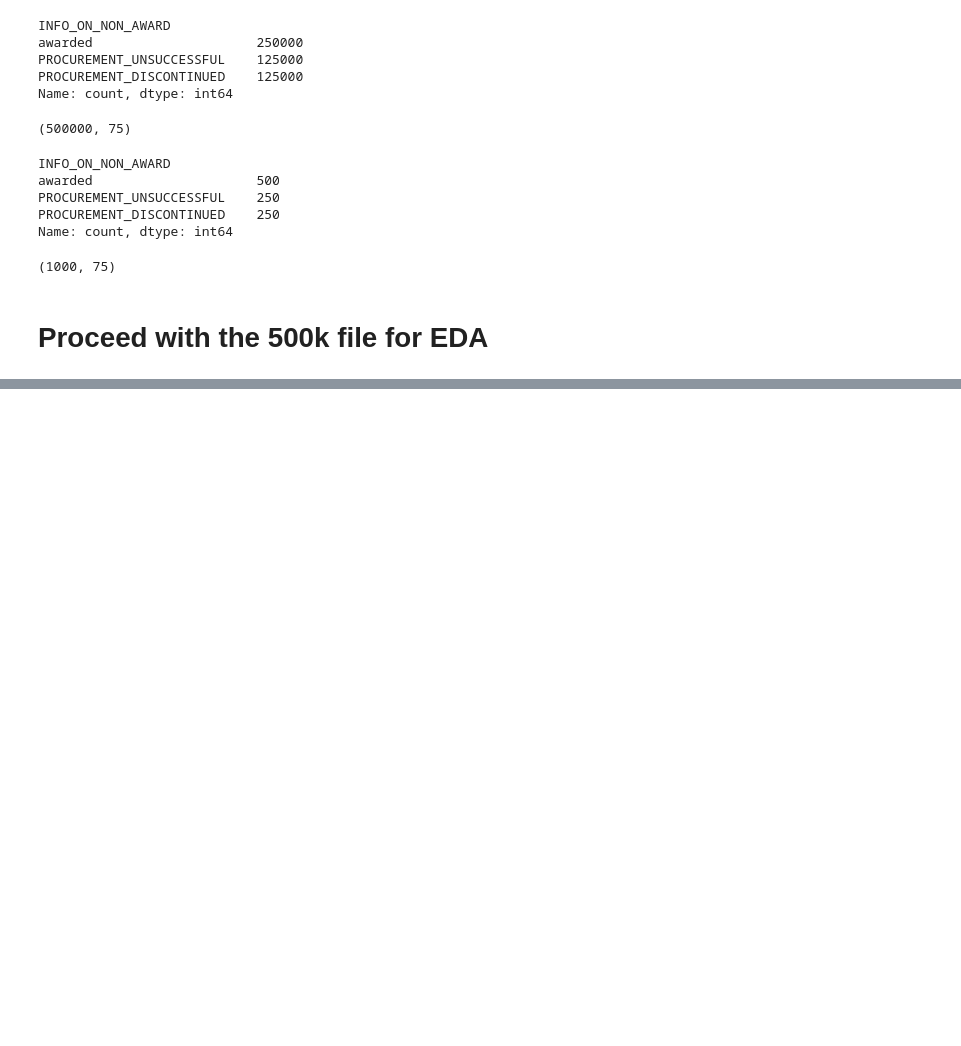
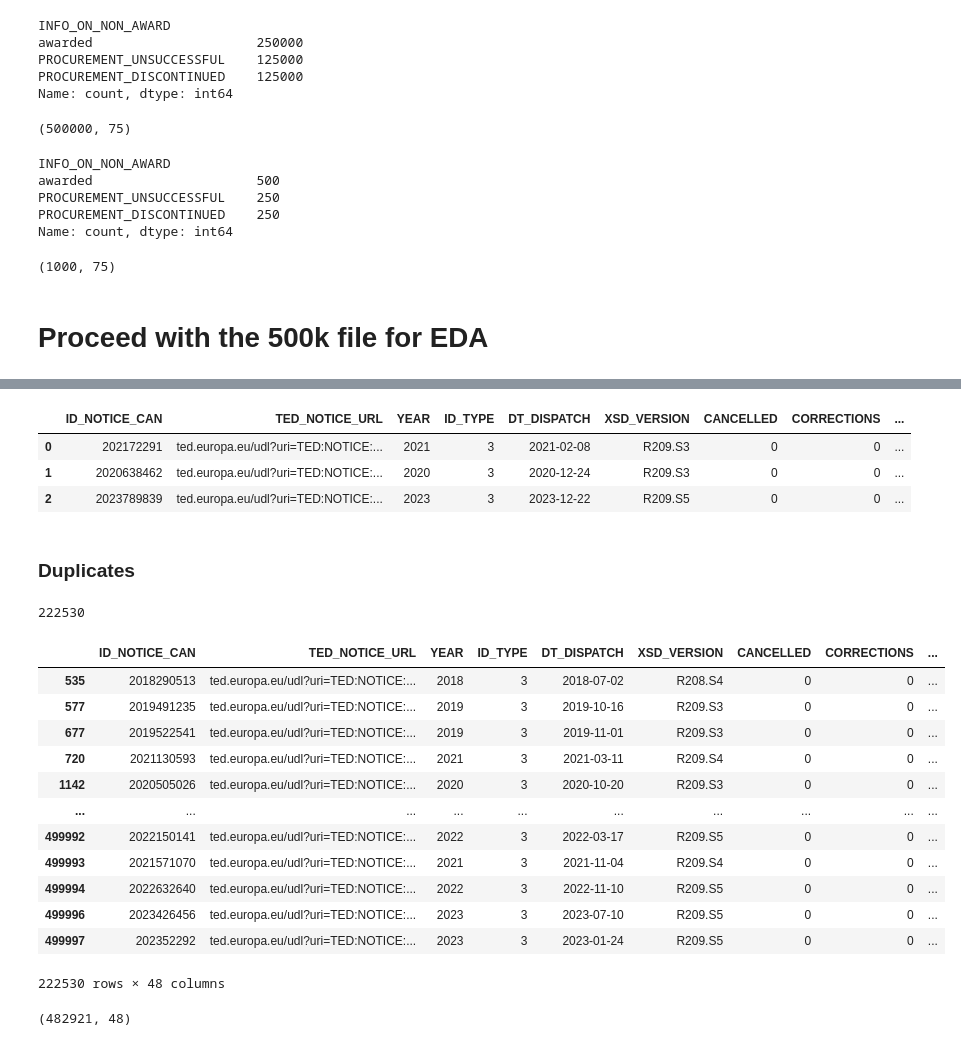
Before and after one commit to Tescoa00/radar.vectyfi, a Jupyter notebook: notebooks/aleimba_vectyfi_radar_eda.ipynb, the cells around one changed output, grey strips where cells are left out. Drawn from its saved outputs; the diff is of its cells as text; code cells hidden in the pictures; blank space fills up the shorter version.

```diff
--- a/notebooks/aleimba_vectyfi_radar_eda.ipynb
+++ b/notebooks/aleimba_vectyfi_radar_eda.ipynb
@@ -390,0 +427,3 @@ df_raw_all_balanced.shape
+# %%
+# convert non-tender awarded column to datetime
+df.DT_DISPATCH = pd.to_datetime(df.DT_DISPATCH)
@@ -390,0 +474,4 @@ df_raw_all_balanced.shape
+# %%
+# keep target col 'INFO_ON_NON_AWARD'
+tender_awarded_cols = ['NUMBER_AWARDS', 'ID_AWARD', 'ID_LOT_AWARDED', 'INFO_UNPUBLISHED', 'B_AWARDED_TO_A_GROUP', 'WIN_NAME', 'WIN_NATIONALID', 'WIN_ADDRESS', 'WIN_TOWN', 'WIN_POSTAL_CODE', 'WIN_COUNTRY_CODE', 'B_CONTRACTOR_SME', 'CONTRACT_NUMBER', 'TITLE', 'NUMBER_OFFERS', 'NUMBER_TENDERS_SME', 'NUMBER_TENDERS_OTHER_EU', 'NUMBER_TENDERS_NON_EU', 'NUMBER_OFFERS_ELECTR', 'AWARD_EST_VALUE_EURO', 'AWARD_VALUE_EURO', 'AWARD_VALUE_EURO_FIN_1', 'B_SUBCONTRACTED', 'DT_AWARD']
+len(tender_awarded_cols)
@@ -390,0 +480,3 @@ df_raw_all_balanced.shape
+# %%
+df.drop(columns=tender_awarded_cols, inplace=True)
+df.shape
@@ -390,0 +499,3 @@ df_raw_all_balanced.shape
+# %%
+df.drop(columns=['VALUE_EURO', 'VALUE_EURO_FIN_1', 'VALUE_EURO_FIN_2'], inplace=True)
+df.shape
@@ -390,0 +522,33 @@ df_raw_all_balanced.shape
+# %%
+df.head(3)
+# %% [output]
+|  | ID_NOTICE_CAN | TED_NOTICE_URL | YEAR | ID_TYPE | DT_DISPATCH | XSD_VERSION | CANCELLED | CORRECTIONS | ... |
+| 0 | 202172291 | ted.europa.eu/udl?uri=TED:NOTICE:... | 2021 | 3 | 2021-02-08 | R209.S3 | 0 | 0 | ... |
+| 1 | 2020638462 | ted.europa.eu/udl?uri=TED:NOTICE:... | 2020 | 3 | 2020-12-24 | R209.S3 | 0 | 0 | ... |
+| 2 | 2023789839 | ted.europa.eu/udl?uri=TED:NOTICE:... | 2023 | 3 | 2023-12-22 | R209.S5 | 0 | 0 | ... |
+# %% [markdown]
+### Duplicates
+# %%
+# many IDs in column 'ID_NOTICE_CAN' duplicated (probably because of lots)
+print(len(df[df.duplicated(subset=['ID_NOTICE_CAN'])]))
+df[df.duplicated(subset=['ID_NOTICE_CAN'])]
+# %% [output]
+222530
+|  | ID_NOTICE_CAN | TED_NOTICE_URL | YEAR | ID_TYPE | DT_DISPATCH | XSD_VERSION | CANCELLED | CORRECTIONS | ... |
+| 535 | 2018290513 | ted.europa.eu/udl?uri=TED:NOTICE:... | 2018 | 3 | 2018-07-02 | R208.S4 | 0 | 0 | ... |
+| 577 | 2019491235 | ted.europa.eu/udl?uri=TED:NOTICE:... | 2019 | 3 | 2019-10-16 | R209.S3 | 0 | 0 | ... |
+| 677 | 2019522541 | ted.europa.eu/udl?uri=TED:NOTICE:... | 2019 | 3 | 2019-11-01 | R209.S3 | 0 | 0 | ... |
+| 720 | 2021130593 | ted.europa.eu/udl?uri=TED:NOTICE:... | 2021 | 3 | 2021-03-11 | R209.S4 | 0 | 0 | ... |
+| 1142 | 2020505026 | ted.europa.eu/udl?uri=TED:NOTICE:... | 2020 | 3 | 2020-10-20 | R209.S3 | 0 | 0 | ... |
+| ... | ... | ... | ... | ... | ... | ... | ... | ... | ... |
+| 499992 | 2022150141 | ted.europa.eu/udl?uri=TED:NOTICE:... | 2022 | 3 | 2022-03-17 | R209.S5 | 0 | 0 | ... |
+| 499993 | 2021571070 | ted.europa.eu/udl?uri=TED:NOTICE:... | 2021 | 3 | 2021-11-04 | R209.S4 | 0 | 0 | ... |
+| 499994 | 2022632640 | ted.europa.eu/udl?uri=TED:NOTICE:... | 2022 | 3 | 2022-11-10 | R209.S5 | 0 | 0 | ... |
+| 499996 | 2023426456 | ted.europa.eu/udl?uri=TED:NOTICE:... | 2023 | 3 | 2023-07-10 | R209.S5 | 0 | 0 | ... |
+| 499997 | 202352292 | ted.europa.eu/udl?uri=TED:NOTICE:... | 2023 | 3 | 2023-01-24 | R209.S5 | 0 | 0 | ... |
+222530 rows × 48 columns
+# %%
+# let's see if the rows can "simply" be removed -> nope, still many duplicate ID_NOTICE_CAN remaining
+df.drop_duplicates(keep='first').shape
+# %% [output]
+(482921, 48)
```
Also changed, not shown: parts of 58 cells of this notebook.
